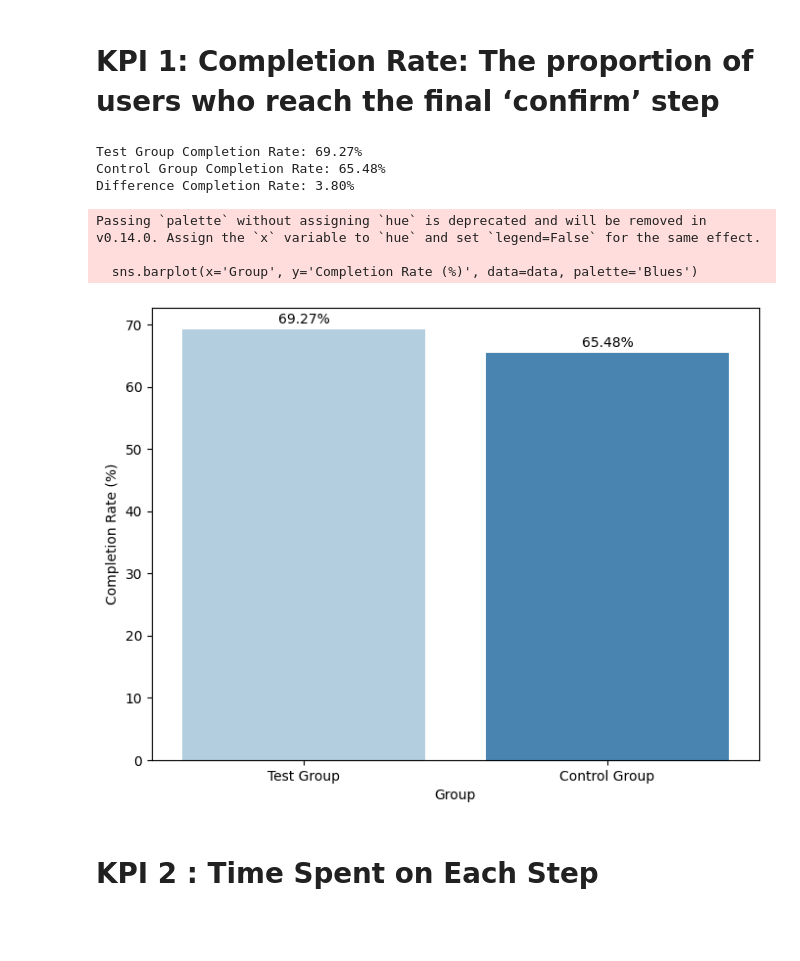
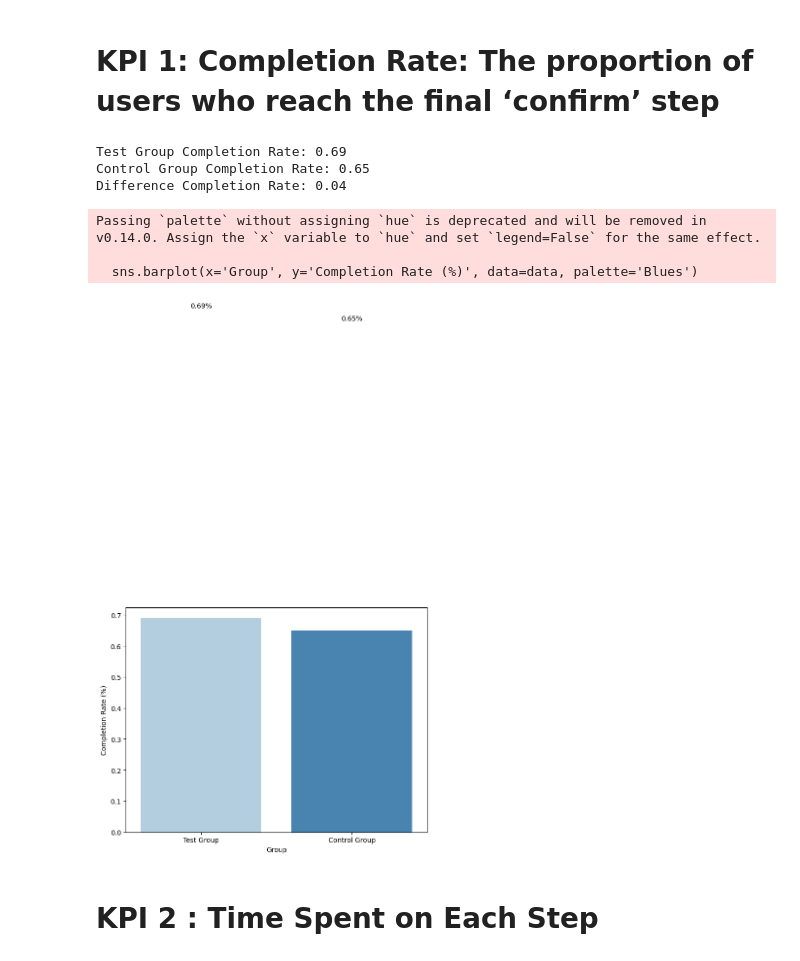
Before and after one commit to mirajkarsneha/vanguard-ab-test, a Jupyter notebook: kpis.ipynb, the cells around one changed output. Saved outputs shown, nothing was run; the diff lists cells and outputs as text; code cells hidden in the pictures; blank space fills up the shorter version.

```diff
--- a/kpis.ipynb
+++ b/kpis.ipynb
@@ -24,42 +24,42 @@ test_group_clients = df_final_experiment_clients[df_final_experiment_clients['Va
 test_group_clients.to_csv('DataFiles/test_group.csv', index=False)
 
 control_group_clients = df_final_experiment_clients[df_final_experiment_clients['Variation'] == 'control']
 control_group_clients.to_csv('DataFiles/control_group.csv', index=False)
 
 test_group_completion = test_group_clients[test_group_clients['process_step'] == 'confirm']['client_id'].nunique()
 control_group_completion = control_group_clients[control_group_clients['process_step'] == 'confirm']['client_id'].nunique()
 
-test_completion_rate = (test_group_completion / test_group_clients['client_id'].nunique()) * 100
-control_completion_rate = (control_group_completion / control_group_clients['client_id'].nunique()) * 100
+test_completion_rate = (test_group_completion / test_group_clients['client_id'].nunique())
+control_completion_rate = (control_group_completion / control_group_clients['client_id'].nunique())
 
 difference_completion_rate = test_completion_rate - control_completion_rate
 
-print(f"Test Group Completion Rate: {test_completion_rate:.2f}%")
-print(f"Control Group Completion Rate: {control_completion_rate:.2f}%")
-print(f"Difference Completion Rate: {difference_completion_rate:.2f}%")
+print(f"Test Group Completion Rate: {test_completion_rate:.2f}")
+print(f"Control Group Completion Rate: {control_completion_rate:.2f}")
+print(f"Difference Completion Rate: {difference_completion_rate:.2f}")
 
 # Create a DataFrame for plotting
 data = pd.DataFrame({
     'Group': ['Test Group', 'Control Group'],
     'Completion Rate (%)': [round(test_completion_rate, 2), round(control_completion_rate, 2)]
 })
 
 df_summary = pd.DataFrame(data)
 df_summary.to_csv('DataFiles/kpi1_completion_rates.csv', index=False)
 
 plt.figure(figsize=(8, 6))
 sns.barplot(x='Group', y='Completion Rate (%)', data=data, palette='Blues')
 for index, row in data.iterrows():
     plt.text(index, row['Completion Rate (%)'] + 1, f'{row["Completion Rate (%)"]:.2f}%', ha='center')
 plt.show()
 # %% [output]
-Test Group Completion Rate: 69.27%
-Control Group Completion Rate: 65.48%
-Difference Completion Rate: 3.80%
+Test Group Completion Rate: 0.69
+Control Group Completion Rate: 0.65
+Difference Completion Rate: 0.04
 Passing `palette` without assigning `hue` is deprecated and will be removed in v0.14.0. Assign the `x` variable to `hue` and set `legend=False` for the same effect.
 
   sns.barplot(x='Group', y='Completion Rate (%)', data=data, palette='Blues')
-[figure, old version]
+[figure, new version]
 # %% [markdown]
 # KPI 2 : Time Spent on Each Step
 # %%
```
Also changed, not shown: parts of 2 cells of this notebook, 4 other files.
